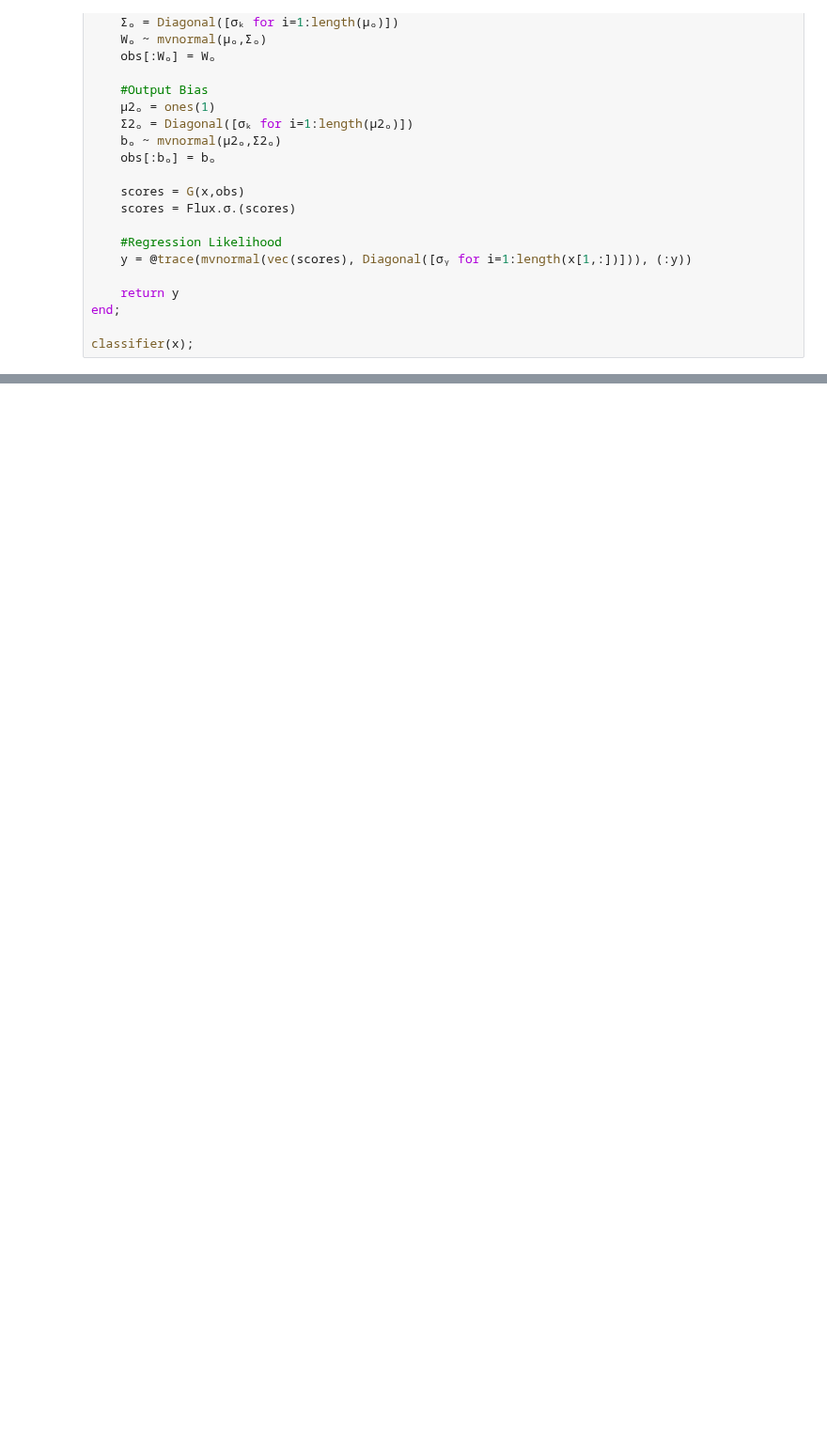
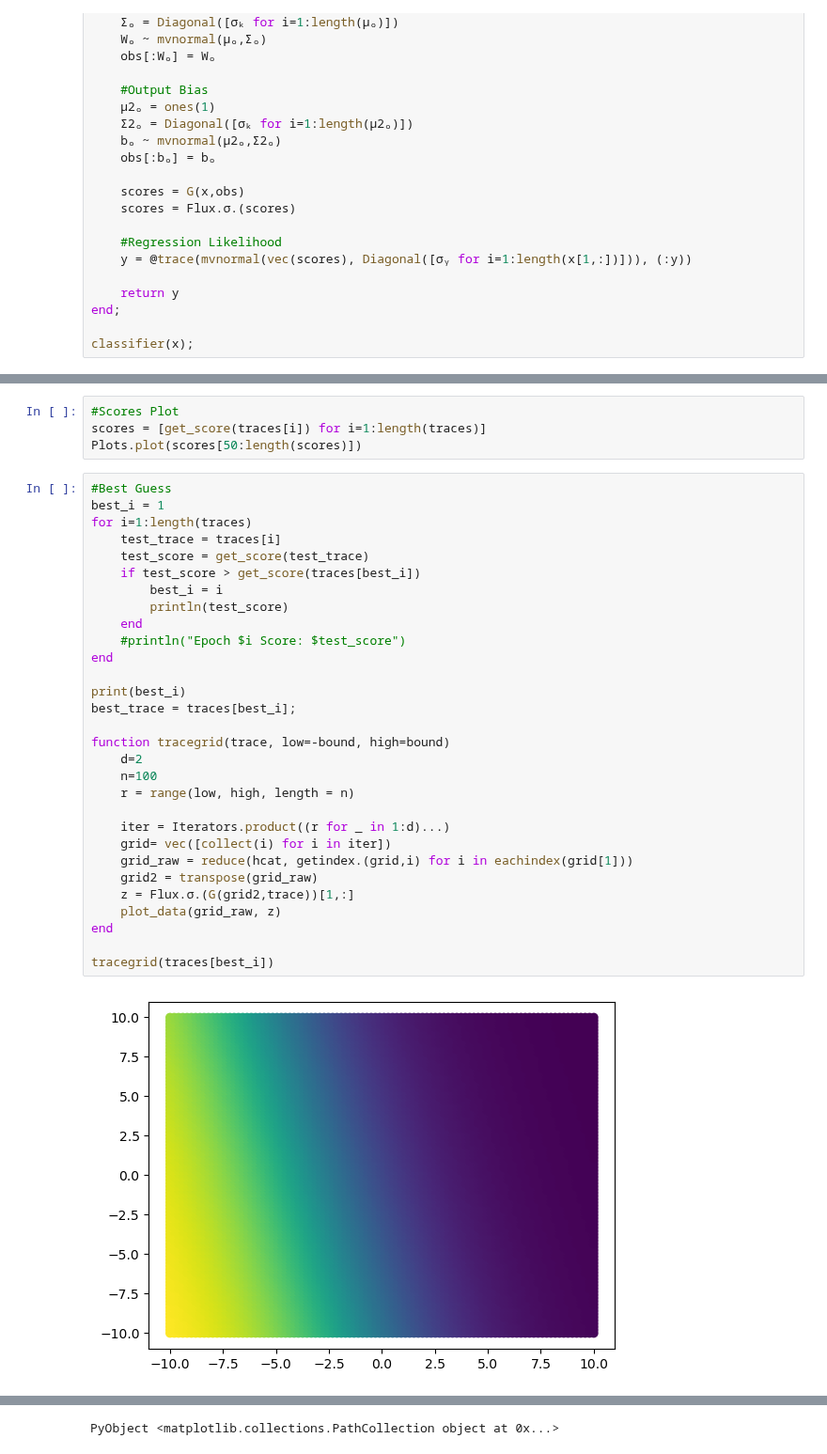
Before and after one commit to jberezow/RJMCMC, a Jupyter notebook: Thesis-LayerNet.ipynb, the cells around one changed output, grey strips where cells are left out. Shown at 94% size. Saved outputs shown, nothing was run; the diff lists cells and outputs as text; blank space fills up the shorter version.

```diff
--- a/Thesis-LayerNet.ipynb
+++ b/Thesis-LayerNet.ipynb
@@ -320,0 +730,36 @@ PyObject <matplotlib.legend.Legend object at 0x...>
+# %%
+#Scores Plot
+scores = [get_score(traces[i]) for i=1:length(traces)]
+Plots.plot(scores[50:length(scores)])
+# %%
+#Best Guess
+best_i = 1
+for i=1:length(traces)
+    test_trace = traces[i]
+    test_score = get_score(test_trace)
+    if test_score > get_score(traces[best_i])
+        best_i = i
+        println(test_score)
+    end
+    #println("Epoch $i Score: $test_score")
+end
+
+print(best_i)
+best_trace = traces[best_i];
+
+function tracegrid(trace, low=-bound, high=bound)
+    d=2
+    n=100
+    r = range(low, high, length = n)
+
+    iter = Iterators.product((r for _ in 1:d)...)
+    grid= vec([collect(i) for i in iter])
+    grid_raw = reduce(hcat, getindex.(grid,i) for i in eachindex(grid[1]))
+    grid2 = transpose(grid_raw)
+    z = Flux.σ.(G(grid2,trace))[1,:]
+    plot_data(grid_raw, z)
+end
+
+tracegrid(traces[best_i])
+# %% [output]
+[figure, added]
@@ -320,0 +784 @@ PyObject <matplotlib.legend.Legend object at 0x...>
+PyObject <matplotlib.collections.PathCollection object at 0x...>
```
Also changed, not shown: parts of 19 cells of this notebook, 1 other file.
